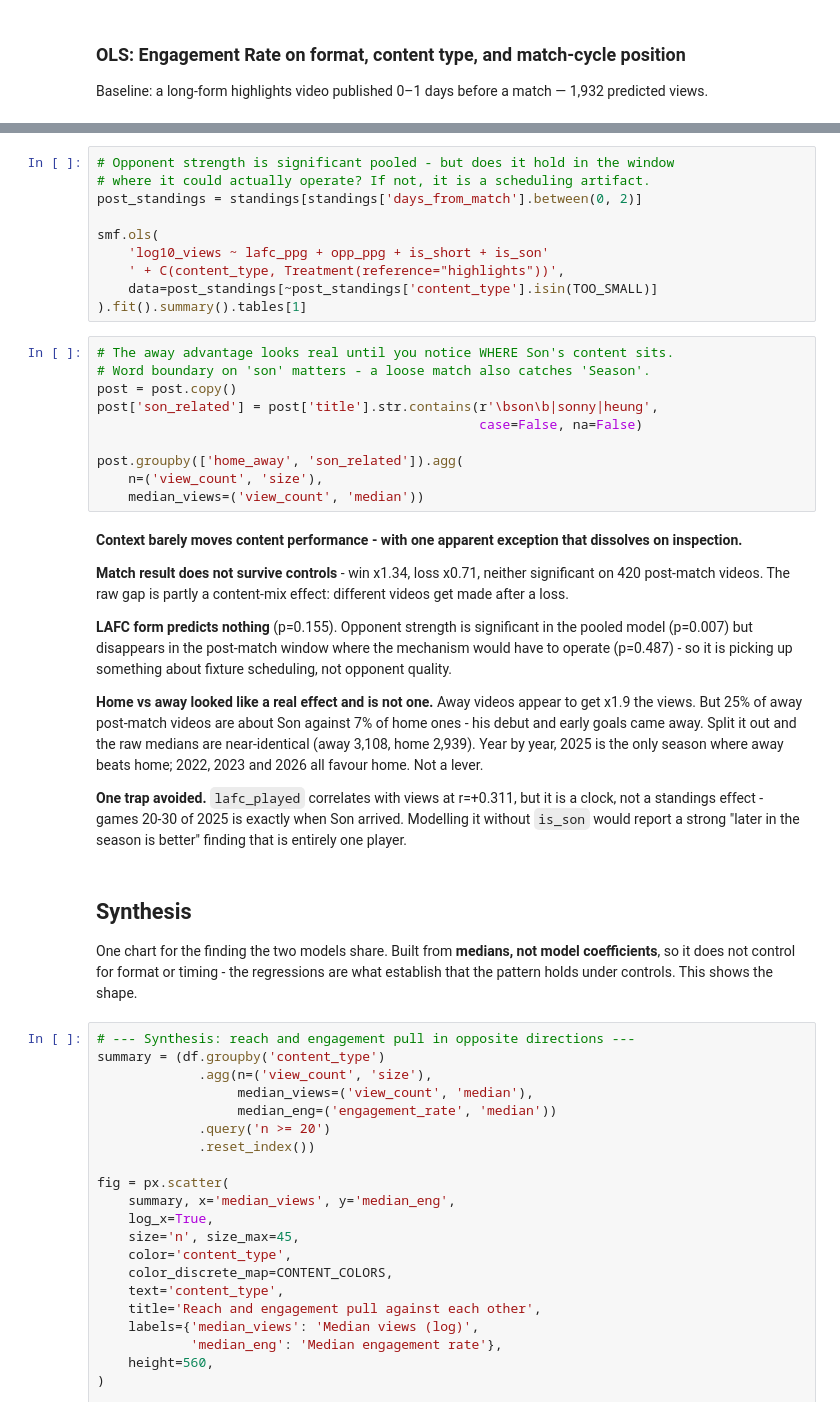
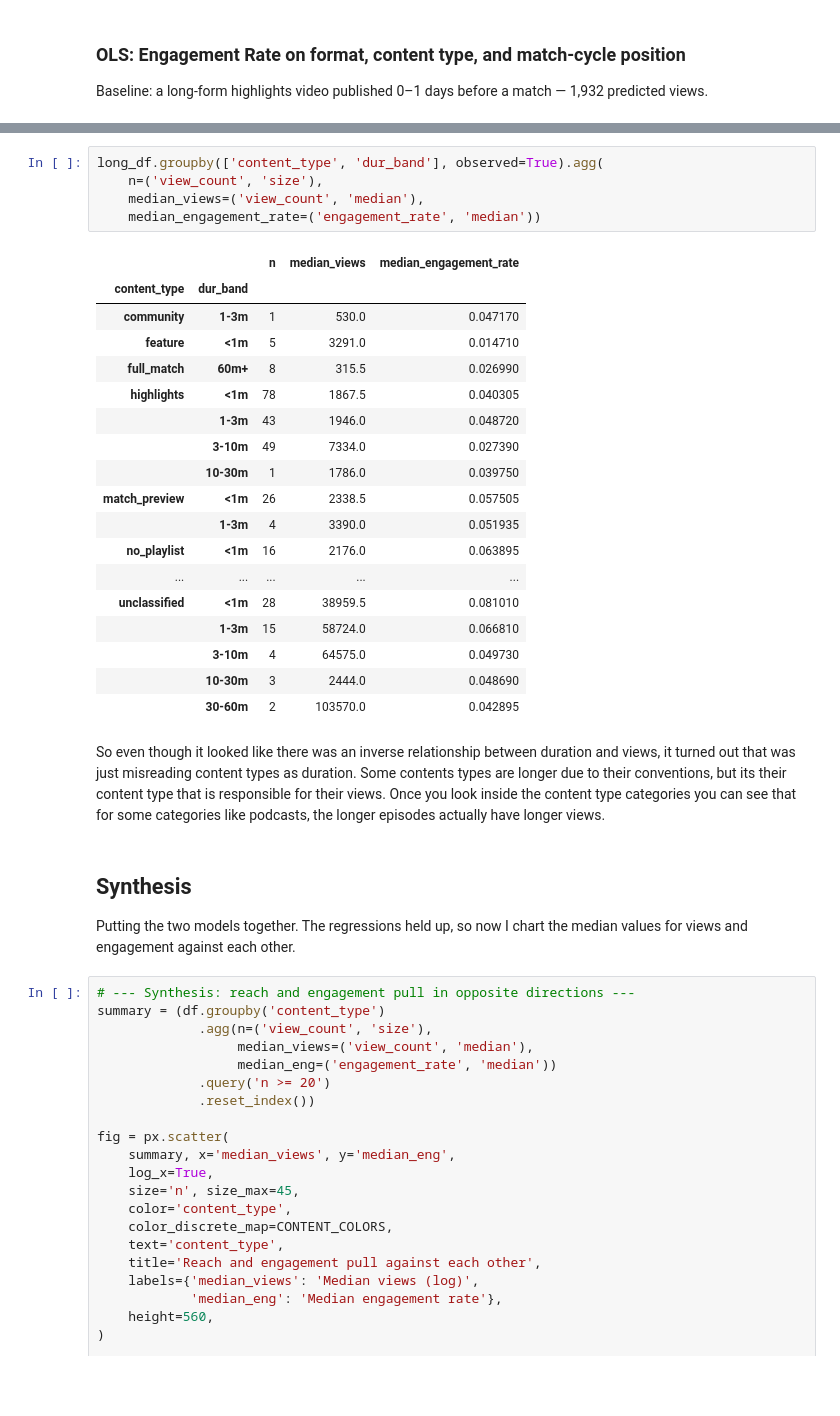
Before and after one commit to great-wave/lafc_content, a Jupyter notebook: notebooks/exploration.ipynb, the cells around one changed output, grey strips where cells are left out. Saved outputs shown, nothing was run; the diff lists cells and outputs as text; blank space fills up the shorter version.

```diff
--- a/notebooks/exploration.ipynb
+++ b/notebooks/exploration.ipynb
@@ -798,53 +718,33 @@ print(standings_model.summary().tables[1])
-# %%
-# Opponent strength is significant pooled - but does it hold in the window
-# where it could actually operate? If not, it is a scheduling artifact.
-post_standings = standings[standings['days_from_match'].between(0, 2)]
-
-smf.ols(
-    'log10_views ~ lafc_ppg + opp_ppg + is_short + is_son'
-    ' + C(content_type, Treatment(reference="highlights"))',
-    data=post_standings[~post_standings['content_type'].isin(TOO_SMALL)]
-).fit().summary().tables[1]
-# %%
-# The away advantage looks real until you notice WHERE Son's content sits.
-# Word boundary on 'son' matters - a loose match also catches 'Season'.
-post = post.copy()
-post['son_related'] = post['title'].str.contains(r'\bson\b|sonny|heung',
-                                                 case=False, na=False)
-
-post.groupby(['home_away', 'son_related']).agg(
-    n=('view_count', 'size'),
-    median_views=('view_count', 'median'))
-# %% [markdown]
-**Context barely moves content performance - with one apparent exception that
-dissolves on inspection.**
-
-**Match result does not survive controls** - win x1.34, loss x0.71, neither
-significant on 420 post-match videos. The raw gap is partly a content-mix
-effect: different videos get made after a loss.
-
-**LAFC form predicts nothing** (p=0.155). Opponent strength is significant in
-the pooled model (p=0.007) but disappears in the post-match window where the
-mechanism would have to operate (p=0.487) - so it is picking up something about
-fixture scheduling, not opponent quality.
-
-**Home vs away looked like a real effect and is not one.** Away videos appear to
-get x1.9 the views. But 25% of away post-match videos are about Son against 7%
-of home ones - his debut and early goals came away. Split it out and the raw
-medians are near-identical (away 3,108, home 2,939). Year by year, 2025 is the
-only season where away beats home; 2022, 2023 and 2026 all favour home. Not a
-lever.
-
-**One trap avoided.** `lafc_played` correlates with views at r=+0.311, but it is
-a clock, not a standings effect - games 20-30 of 2025 is exactly when Son
-arrived. Modelling it without `is_son` would report a strong "later in the
-season is better" finding that is entirely one player.
+# %%
+long_df.groupby(['content_type', 'dur_band'], observed=True).agg(
+    n=('view_count', 'size'),
+    median_views=('view_count', 'median'),
+    median_engagement_rate=('engagement_rate', 'median'))
+# %% [output]
+|  |  | n | median_views | median_engagement_rate |
+| content_type | dur_band |  |  |  |
+| community | 1-3m | 1 | 530.0 | 0.047170 |
+| feature | <1m | 5 | 3291.0 | 0.014710 |
+| full_match | 60m+ | 8 | 315.5 | 0.026990 |
+| highlights | <1m | 78 | 1867.5 | 0.040305 |
+|  | 1-3m | 43 | 1946.0 | 0.048720 |
+|  | 3-10m | 49 | 7334.0 | 0.027390 |
+|  | 10-30m | 1 | 1786.0 | 0.039750 |
+| match_preview | <1m | 26 | 2338.5 | 0.057505 |
+|  | 1-3m | 4 | 3390.0 | 0.051935 |
+| no_playlist | <1m | 16 | 2176.0 | 0.063895 |
+| ... | ... | ... | ... | ... |
+| unclassified | <1m | 28 | 38959.5 | 0.081010 |
+|  | 1-3m | 15 | 58724.0 | 0.066810 |
+|  | 3-10m | 4 | 64575.0 | 0.049730 |
+|  | 10-30m | 3 | 2444.0 | 0.048690 |
+|  | 30-60m | 2 | 103570.0 | 0.042895 |
+# %% [markdown]
+So even though it looked like there was an inverse relationship between duration and views, it turned out that was just misreading content types as duration. Some contents types are longer due to their conventions, but its their content type that is responsible for their views. Once you look inside the content type categories you can see that for some categories like podcasts, the longer episodes actually have longer views.
 # %% [markdown]
 ## Synthesis
 
-One chart for the finding the two models share. Built from **medians, not model
-coefficients**, so it does not control for format or timing - the regressions
-are what establish that the pattern holds under controls. This shows the shape.
+Putting the two models together. The regressions held up, so now I chart the median values for views and engagement against each other.
 # %%
 # --- Synthesis: reach and engagement pull in opposite directions ---
 summary = (df.groupby('content_type')
```
Also changed, not shown: parts of 34 cells of this notebook.
